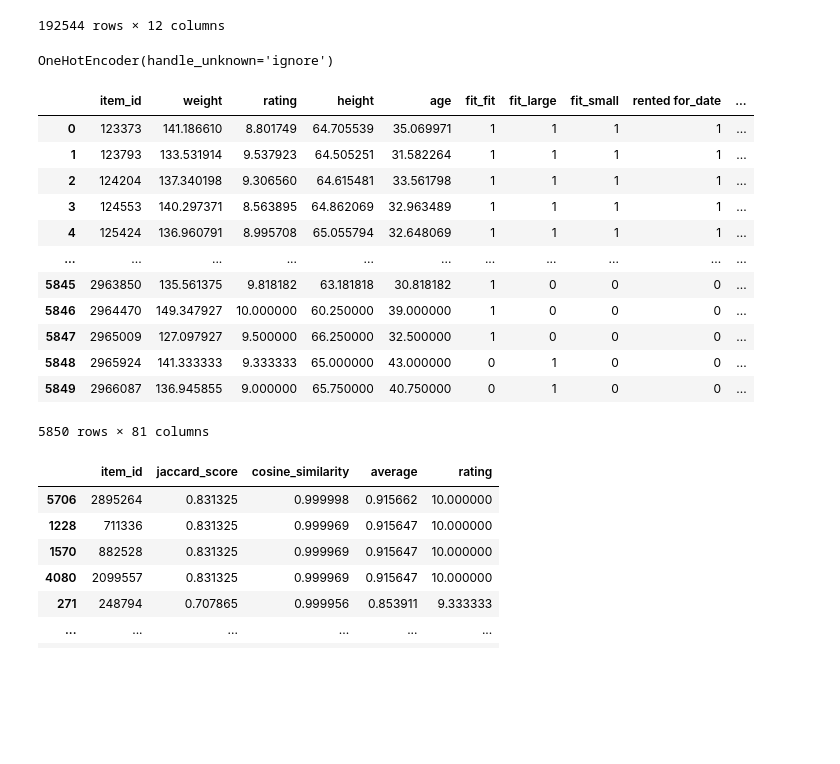
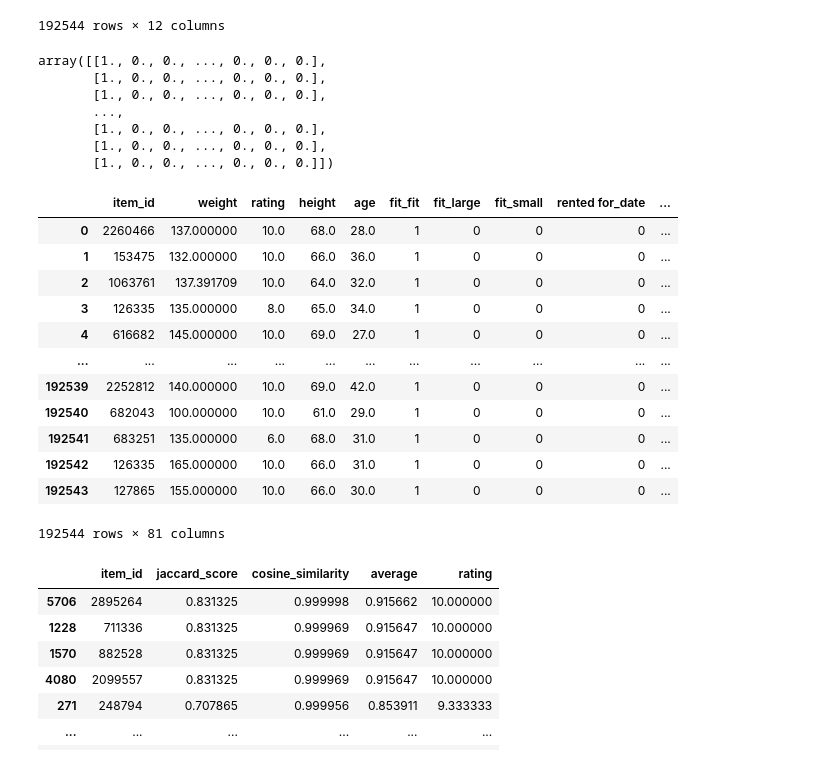
Before and after one commit to jayasurya17/cmpe-256-term-project, a Jupyter notebook: Clothing_recommendation_Jaccard_and_Cosine_similarity.ipynb, the cells around one changed output. Saved outputs shown, nothing was run; the diff lists cells and outputs as text; code cells hidden in the pictures; blank space fills up the shorter version.

```diff
--- a/Clothing_recommendation_Jaccard_and_Cosine_similarity.ipynb
+++ b/Clothing_recommendation_Jaccard_and_Cosine_similarity.ipynb
@@ -86,31 +86,38 @@ ohe = OneHotEncoder(handle_unknown='ignore')
 X = clothing_data.copy()
 X_object = X.select_dtypes('object')
 ohe.fit(X_object)
+codes = ohe.transform(X_object).toarray()
+codes
 # %% [output]
-OneHotEncoder(handle_unknown='ignore')
+array([[1., 0., 0., ..., 0., 0., 0.],
+       [1., 0., 0., ..., 0., 0., 0.],
+       [1., 0., 0., ..., 0., 0., 0.],
+       ...,
+       [1., 0., 0., ..., 0., 0., 0.],
+       [1., 0., 0., ..., 0., 0., 0.],
+       [1., 0., 0., ..., 0., 0., 0.]])
 # %%
-codes = ohe.transform(X_object).toarray()
 feature_names = ohe.get_feature_names(['fit', 'rented for', 'body type', 'category', 'size', 'bust_size', 'bust_type'])
 
 clothing_data_for_item_profile = pd.concat([X.select_dtypes(exclude='object'),
-               pd.DataFrame(codes,columns=feature_names).astype(int)], axis=1)
-
-item_profile = get_profile('item_id', clothing_data_for_item_profile)
-item_profile
+                                            pd.DataFrame(codes,columns=feature_names).astype(int)], axis=1)
+clothing_data_for_item_profile
+# item_profile = get_profile('item_id', clothing_data_for_item_profile)
+# item_profile
 # %% [output]
 |  | item_id | weight | rating | height | age | fit_fit | fit_large | fit_small | rented for_date | ... |
-| 0 | 123373 | 141.186610 | 8.801749 | 64.705539 | 35.069971 | 1 | 1 | 1 | 1 | ... |
-| 1 | 123793 | 133.531914 | 9.537923 | 64.505251 | 31.582264 | 1 | 1 | 1 | 1 | ... |
-| 2 | 124204 | 137.340198 | 9.306560 | 64.615481 | 33.561798 | 1 | 1 | 1 | 1 | ... |
-| 3 | 124553 | 140.297371 | 8.563895 | 64.862069 | 32.963489 | 1 | 1 | 1 | 1 | ... |
-| 4 | 125424 | 136.960791 | 8.995708 | 65.055794 | 32.648069 | 1 | 1 | 1 | 1 | ... |
+| 0 | 2260466 | 137.000000 | 10.0 | 68.0 | 28.0 | 1 | 0 | 0 | 0 | ... |
+| 1 | 153475 | 132.000000 | 10.0 | 66.0 | 36.0 | 1 | 0 | 0 | 0 | ... |
+| 2 | 1063761 | 137.391709 | 10.0 | 64.0 | 32.0 | 1 | 0 | 0 | 0 | ... |
+| 3 | 126335 | 135.000000 | 8.0 | 65.0 | 34.0 | 1 | 0 | 0 | 0 | ... |
+| 4 | 616682 | 145.000000 | 10.0 | 69.0 | 27.0 | 1 | 0 | 0 | 0 | ... |
 | ... | ... | ... | ... | ... | ... | ... | ... | ... | ... | ... |
-| 5845 | 2963850 | 135.561375 | 9.818182 | 63.181818 | 30.818182 | 1 | 0 | 0 | 0 | ... |
-| 5846 | 2964470 | 149.347927 | 10.000000 | 60.250000 | 39.000000 | 1 | 0 | 0 | 0 | ... |
-| 5847 | 2965009 | 127.097927 | 9.500000 | 66.250000 | 32.500000 | 1 | 0 | 0 | 0 | ... |
-| 5848 | 2965924 | 141.333333 | 9.333333 | 65.000000 | 43.000000 | 0 | 1 | 0 | 0 | ... |
-| 5849 | 2966087 | 136.945855 | 9.000000 | 65.750000 | 40.750000 | 0 | 1 | 0 | 0 | ... |
+| 192539 | 2252812 | 140.000000 | 10.0 | 69.0 | 42.0 | 1 | 0 | 0 | 0 | ... |
+| 192540 | 682043 | 100.000000 | 10.0 | 61.0 | 29.0 | 1 | 0 | 0 | 0 | ... |
+| 192541 | 683251 | 135.000000 | 6.0 | 68.0 | 31.0 | 1 | 0 | 0 | 0 | ... |
+| 192542 | 126335 | 165.000000 | 10.0 | 66.0 | 31.0 | 1 | 0 | 0 | 0 | ... |
+| 192543 | 127865 | 155.000000 | 10.0 | 66.0 | 30.0 | 1 | 0 | 0 | 0 | ... |
-5850 rows × 81 columns
+192544 rows × 81 columns
 # %%
 from sklearn.metrics import jaccard_score
 from sklearn.metrics.pairwise import cosine_similarity
```
Also changed, not shown: parts of 7 cells of this notebook.
